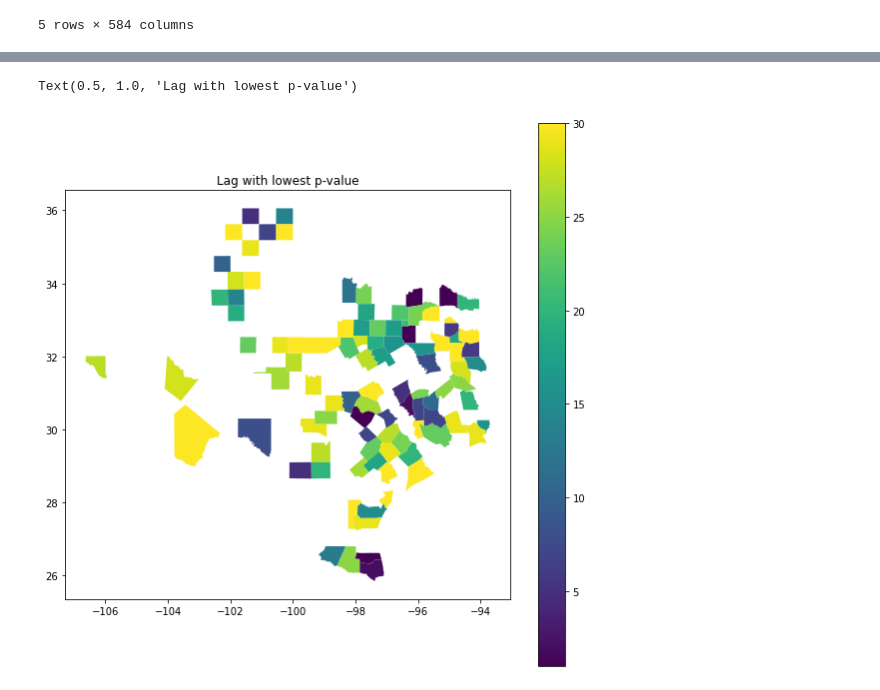
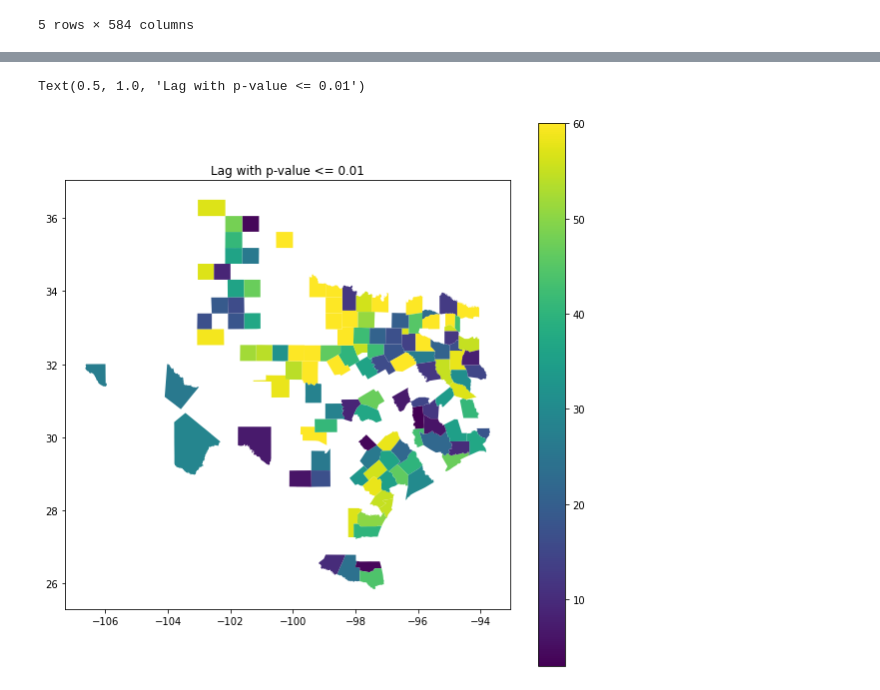
Before and after one commit to cybergis/ST_ICU_Access, a Jupyter notebook: GrangerCausality.ipynb, the cells around one changed output, grey strips where cells are left out. Cells and saved outputs as stored; diff of their text form; code cells hidden in the pictures.

Commit message:
working on checking for stationarity with ADF and KPSS

```diff
--- a/GrangerCausality.ipynb
+++ b/GrangerCausality.ipynb
@@ -169,9 +253,14 @@ def get_most_significant_lag(granger_result):
             min_pval = pval
     return (best_lag, min_pval)
 # %%
+import warnings
+# warnings come from KPSS f stastistic lookup.
+warnings.filterwarnings("ignore")
 # the failures seem to be due to constant values
 # i.e. if access is always zero, there is no
 # way to calculate this
+
+# we to verify that differencing results in stationarity
 
 # seems the warnings are gone?
 #import warnings
@@ -180,6 +269,9 @@ def get_most_significant_lag(granger_result):
 # the only thing I found was this, which likely doesn't apply:
 # https://github.com/statsmodels/statsmodels/issues/7218
 
+adf_sig = 0.05
+kpss_sig = 0.05
+max_lag = 60
 granger_results = {}
 for ind in tqdm(access["index"], position=0):
     acc_ts = access.loc[access["index"] == ind].copy(deep=True)
@@ -204,12 +296,34 @@ for ind in tqdm(access["index"], position=0):
     # https://en.wikipedia.org/wiki/Granger_causality#Method
     #data = acc_ts.join(death_ts)
     #print(len(data))
+    # second order differencing needed for KPSS to pass on many counties
+    # https://otexts.com/fpp2/stationarity.html
     x = np.diff(acc_ts["access"])[1:]
+    x = np.diff(x)[1:]
     y = np.diff(death_ts["death"])[1:]
+    y = np.diff(y)[1:]
     data = pd.DataFrame({"access": x, "death": y})
     # data.head()
     try:
-        result = grangercausalitytests(data, maxlag=30, verbose=False)
+        # check for stationarity
+        pval = adf_test(x)
+        if pval >= adf_sig:
+            print(f"{ind} access is non-stationary per adf with pval {pval}")
+            assert False
+        pval = adf_test(y)
+        if pval >= adf_sig:
+            print(f"{ind} death is non-stationary per adf with pval {pval}")
+            assert False
+        pval = kpss_test(x)
+        if pval <= kpss_sig:
+            print(f"{ind} access is non-stationary per kpss with pval {pval}")
+            assert False
+        pval = kpss_test(y)
+        if pval <= kpss_sig:
+            print(f"{ind} death is non-stationary per kpss with pval {pval}")
+            assert False
+
+        result = grangercausalitytests(data, maxlag=max_lag, verbose=False)
         lag, pval = get_most_significant_lag(result)
         granger_results[ind] = dict()
         granger_results[ind]["lag"] = lag
@@ -265,7 +383,7 @@ caus.plot(column="pvals", figsize=(10, 10), legend=True)
 # %%
 p01 = caus[caus["pvals"] <= 0.01]
 p01.plot(column="lag", figsize=(10, 10), legend=True)
-plt.title("Lag with lowest p-value")
+plt.title("Lag with p-value <= 0.01")
 # %% [output]
-Text(0.5, 1.0, 'Lag with lowest p-value')
+Text(0.5, 1.0, 'Lag with p-value <= 0.01')
-[figure, old version]
+[figure, new version]
```
Also changed, not shown: parts of 12 cells of this notebook.
